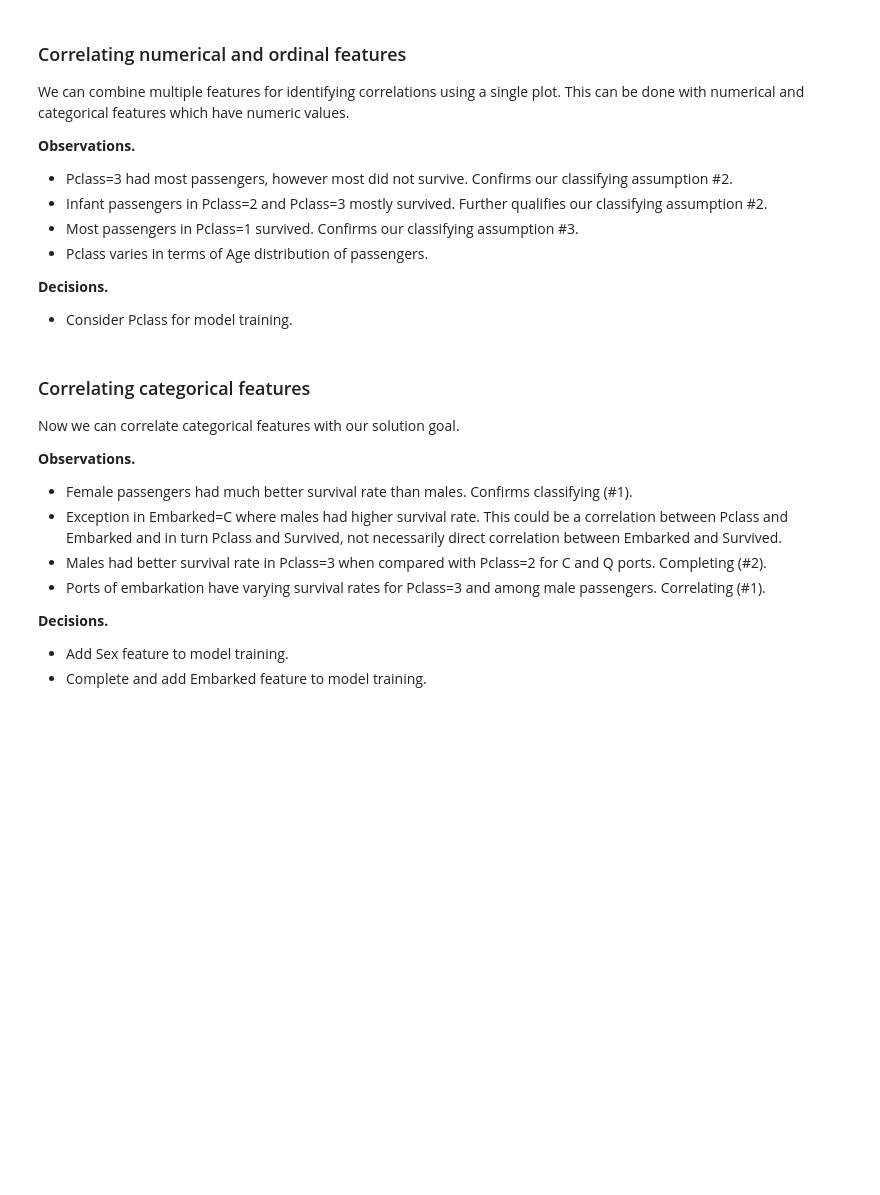
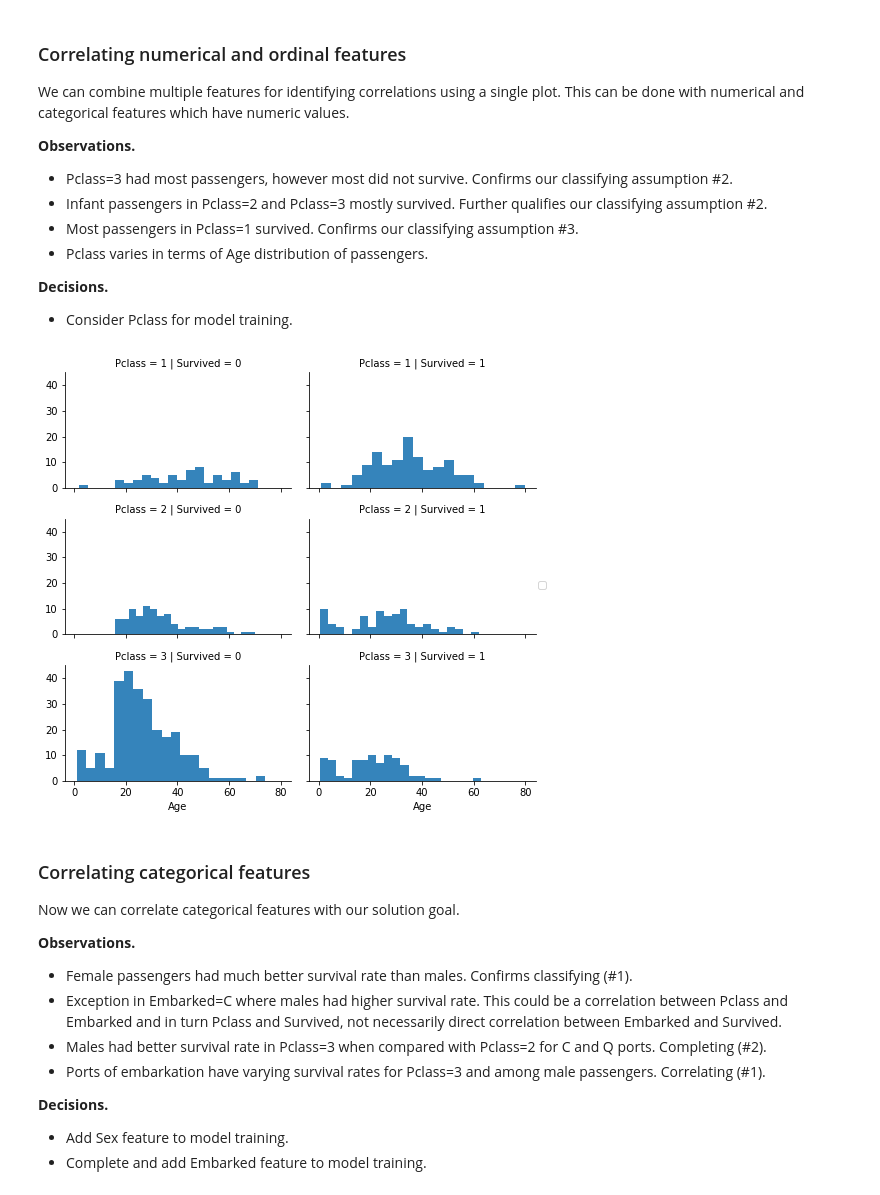
Before and after one commit to lightondust/learn_kaggle, a Jupyter notebook: titanic/titanic.ipynb, the cells around one changed output. Drawn from its saved outputs; the diff is of its cells as text; code cells hidden in the pictures; blank space fills up the shorter version.

```diff
--- a/titanic/titanic.ipynb
+++ b/titanic/titanic.ipynb
@@ -111,8 +111,8 @@ from sklearn.tree import DecisionTreeClassifier
 
 The Python Pandas packages helps us work with our datasets. We start by acquiring the training and testing datasets into Pandas DataFrames. We also combine these datasets to run certain operations on both datasets together.
 # %%
-train_df = pd.read_csv('../input/train.csv')
-test_df = pd.read_csv('../input/test.csv')
+train_df = pd.read_csv('./train.csv')
+test_df = pd.read_csv('./test.csv')
 combine = [train_df, test_df]
 # %% [markdown]
 ## Analyze by describing data
@@ -298,8 +391,10 @@ We can combine multiple features for identifying correlations using a single plo
 # %%
 # grid = sns.FacetGrid(train_df, col='Pclass', hue='Survived')
 grid = sns.FacetGrid(train_df, col='Survived', row='Pclass', size=2.2, aspect=1.6)
-grid.map(plt.hist, 'Age', alpha=.5, bins=20)
+grid.map(plt.hist, 'Age', alpha=.9, bins=20)
 grid.add_legend();
+# %% [output]
+[figure, added]
 # %% [markdown]
 ### Correlating categorical features
 
```
Also changed, not shown: parts of 15 cells of this notebook, 2 other files.
